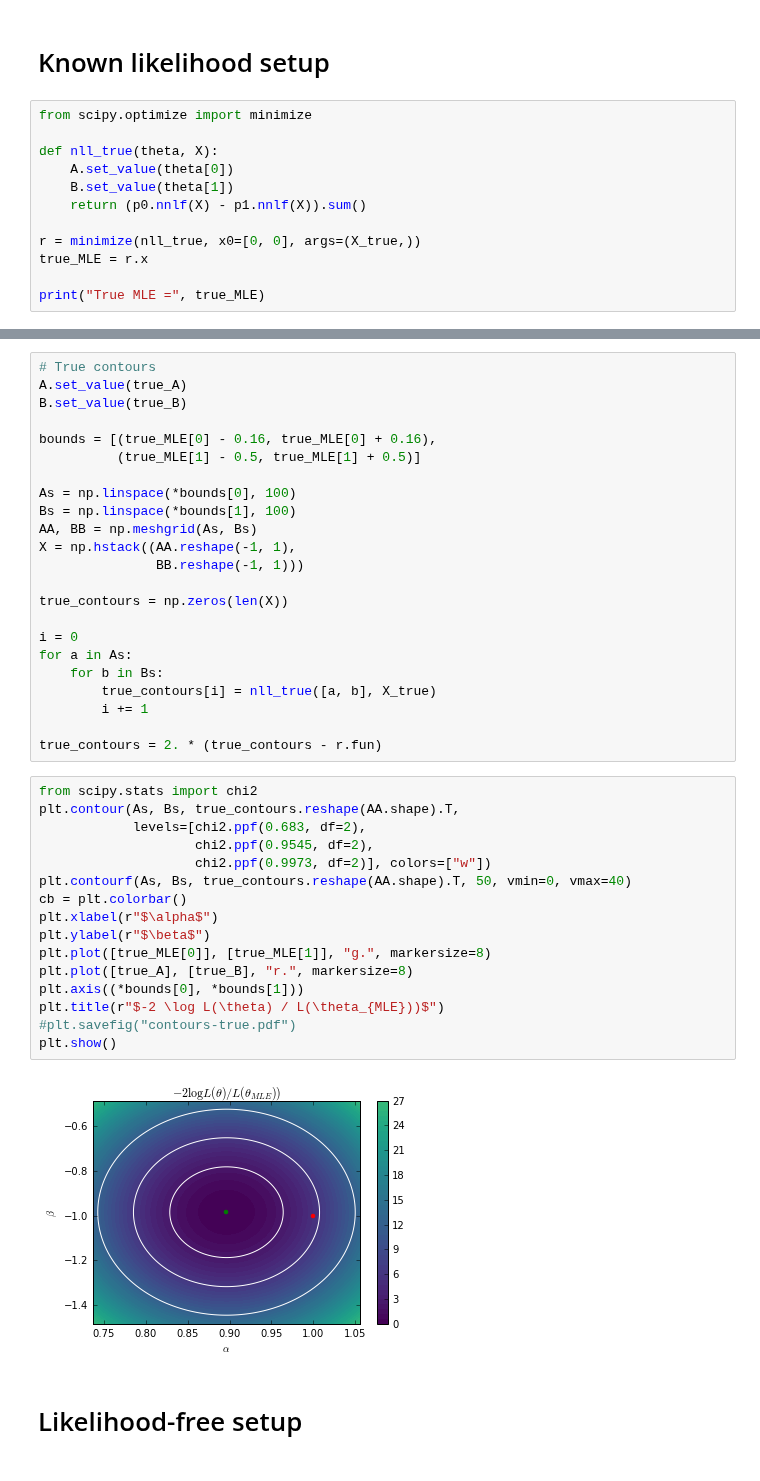
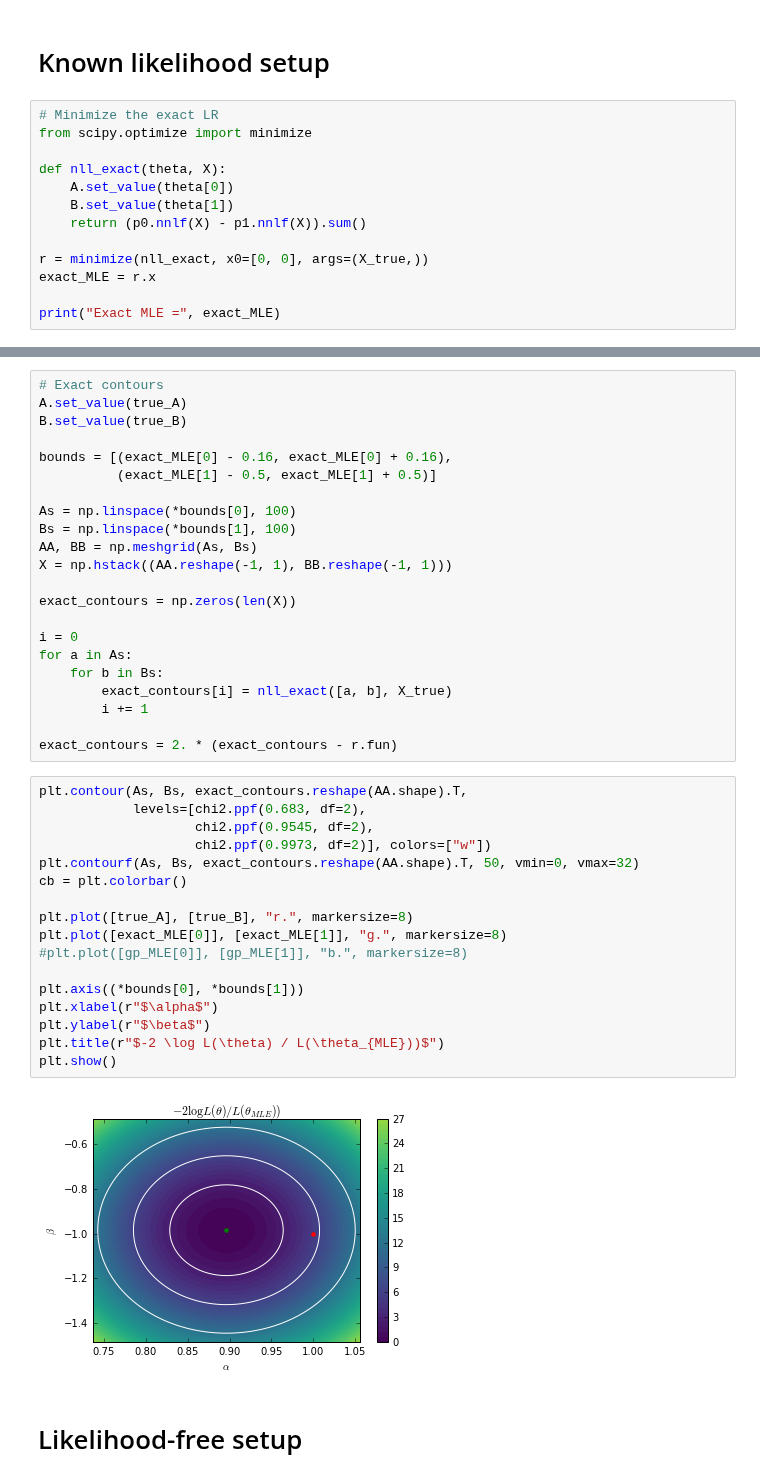
Before and after one commit to diana-hep/carl, a Jupyter notebook: examples/Inference from multi-dimensional data.ipynb, the cells around one changed output, grey strips where cells are left out. Cells and saved outputs as stored; diff of their text form.

```diff
--- a/examples/Inference from multi-dimensional data.ipynb
+++ b/examples/Inference from multi-dimensional data.ipynb
@@ -60,15 +61,16 @@ fig = corner.corner(X_true, bins=20, smooth=1, labels=["X0", "X1", "X2", "X3", "
 # %% [markdown]
 # Known likelihood setup
 # %%
+# Minimize the exact LR
 from scipy.optimize import minimize
 
-def nll_true(theta, X):
+def nll_exact(theta, X):
     A.set_value(theta[0])
     B.set_value(theta[1])
     return (p0.nnlf(X) - p1.nnlf(X)).sum()
 
-r = minimize(nll_true, x0=[0, 0], args=(X_true,))
-true_MLE = r.x
+r = minimize(nll_exact, x0=[0, 0], args=(X_true,))
+exact_MLE = r.x
 
-print("True MLE =", true_MLE)
+print("Exact MLE =", exact_MLE)
 # %% [output]
@@ -76,44 +78,44 @@ True MLE = [ 0.89637495 -0.98457823]
 # %%
-# True contours
+# Exact contours
 A.set_value(true_A)
 B.set_value(true_B)
 
-bounds = [(true_MLE[0] - 0.16, true_MLE[0] + 0.16),
-          (true_MLE[1] - 0.5, true_MLE[1] + 0.5)]
+bounds = [(exact_MLE[0] - 0.16, exact_MLE[0] + 0.16),
+          (exact_MLE[1] - 0.5, exact_MLE[1] + 0.5)]
 
 As = np.linspace(*bounds[0], 100)
 Bs = np.linspace(*bounds[1], 100)
 AA, BB = np.meshgrid(As, Bs)
-X = np.hstack((AA.reshape(-1, 1),
-               BB.reshape(-1, 1)))
+X = np.hstack((AA.reshape(-1, 1), BB.reshape(-1, 1)))
 
-true_contours = np.zeros(len(X))
+exact_contours = np.zeros(len(X))
 
 i = 0
 for a in As:
     for b in Bs:
-        true_contours[i] = nll_true([a, b], X_true)
+        exact_contours[i] = nll_exact([a, b], X_true)
         i += 1
 
-true_contours = 2. * (true_contours - r.fun)
+exact_contours = 2. * (exact_contours - r.fun)
 # %%
-from scipy.stats import chi2
-plt.contour(As, Bs, true_contours.reshape(AA.shape).T,
+plt.contour(As, Bs, exact_contours.reshape(AA.shape).T,
             levels=[chi2.ppf(0.683, df=2),
                     chi2.ppf(0.9545, df=2),
                     chi2.ppf(0.9973, df=2)], colors=["w"])
-plt.contourf(As, Bs, true_contours.reshape(AA.shape).T, 50, vmin=0, vmax=40)
+plt.contourf(As, Bs, exact_contours.reshape(AA.shape).T, 50, vmin=0, vmax=32)
 cb = plt.colorbar()
+
+plt.plot([true_A], [true_B], "r.", markersize=8)
+plt.plot([exact_MLE[0]], [exact_MLE[1]], "g.", markersize=8)
+#plt.plot([gp_MLE[0]], [gp_MLE[1]], "b.", markersize=8)
+
+plt.axis((*bounds[0], *bounds[1]))
 plt.xlabel(r"$\alpha$")
 plt.ylabel(r"$\beta$")
-plt.plot([true_MLE[0]], [true_MLE[1]], "g.", markersize=8)
-plt.plot([true_A], [true_B], "r.", markersize=8)
-plt.axis((*bounds[0], *bounds[1]))
 plt.title(r"$-2 \log L(\theta) / L(\theta_{MLE}))$")
-#plt.savefig("contours-true.pdf")
 plt.show()
 # %% [output]
-[figure, old version]
+[figure, new version]
 # %% [markdown]
 # Likelihood-free setup
 # %%
```
Also changed, not shown: parts of 19 cells of this notebook, 2 other files.
